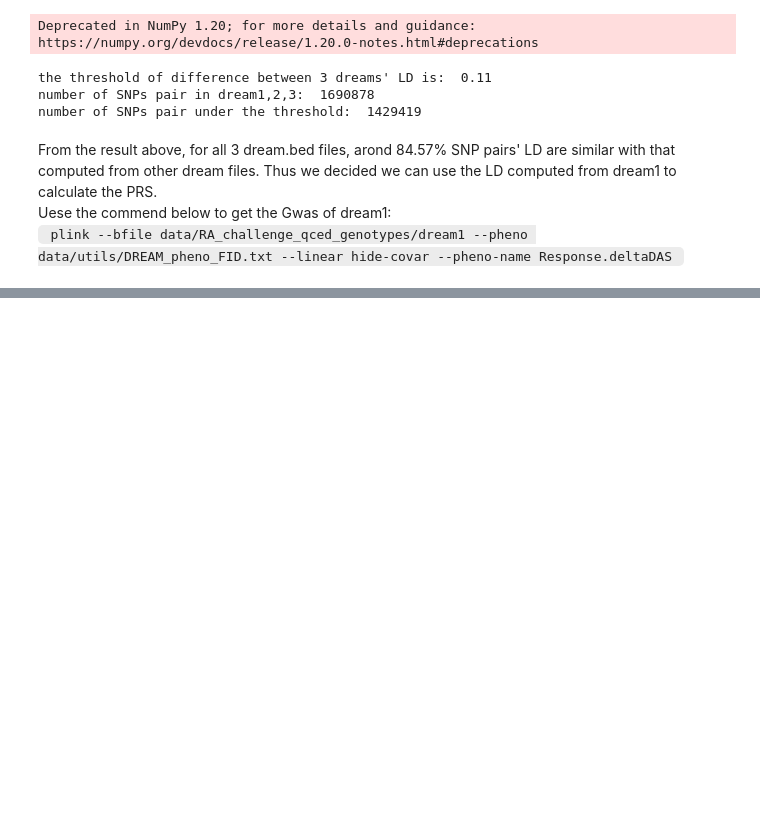
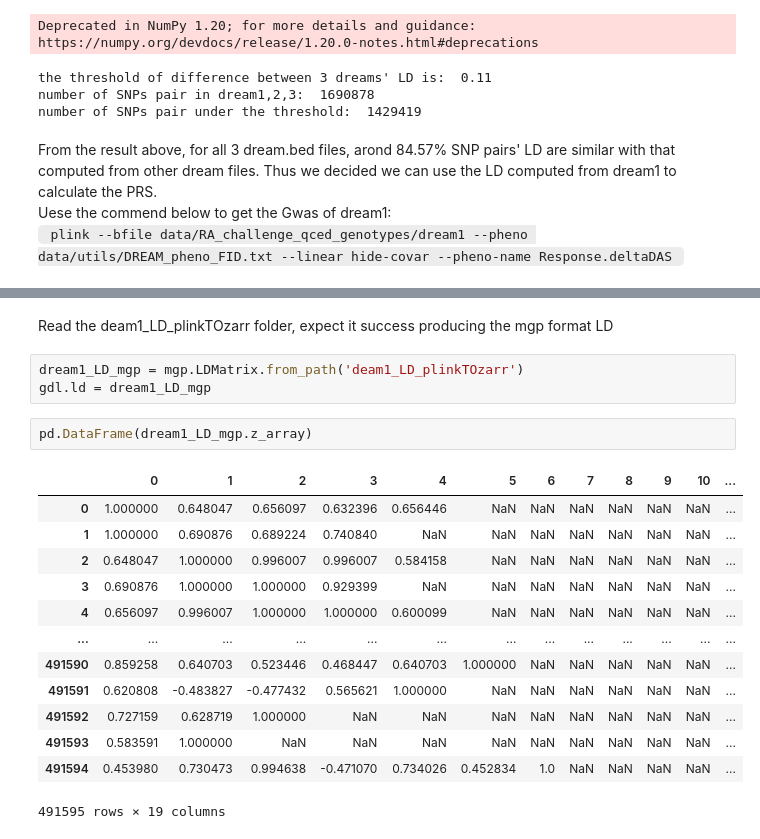
Before and after one commit to Yiqing-Zhu2000/RA_Project, a Jupyter notebook: my_test.ipynb, the cells around one changed output, grey strips where cells are left out. Saved outputs shown, nothing was run; the diff lists cells and outputs as text; blank space fills up the shorter version.

```diff
--- a/my_test.ipynb
+++ b/my_test.ipynb
@@ -407,0 +609,21 @@ linear_data
+# %% [markdown]
+Read the deam1_LD_plinkTOzarr folder, expect it success producing the mgp format LD
+# %%
+dream1_LD_mgp = mgp.LDMatrix.from_path('deam1_LD_plinkTOzarr')
+gdl.ld = dream1_LD_mgp
+# %%
+pd.DataFrame(dream1_LD_mgp.z_array)
+# %% [output]
+|  | 0 | 1 | 2 | 3 | 4 | 5 | 6 | 7 | 8 | 9 | 10 | ... |
+| 0 | 1.000000 | 0.648047 | 0.656097 | 0.632396 | 0.656446 | NaN | NaN | NaN | NaN | NaN | NaN | ... |
+| 1 | 1.000000 | 0.690876 | 0.689224 | 0.740840 | NaN | NaN | NaN | NaN | NaN | NaN | NaN | ... |
+| 2 | 0.648047 | 1.000000 | 0.996007 | 0.996007 | 0.584158 | NaN | NaN | NaN | NaN | NaN | NaN | ... |
+| 3 | 0.690876 | 1.000000 | 1.000000 | 0.929399 | NaN | NaN | NaN | NaN | NaN | NaN | NaN | ... |
+| 4 | 0.656097 | 0.996007 | 1.000000 | 1.000000 | 0.600099 | NaN | NaN | NaN | NaN | NaN | NaN | ... |
+| ... | ... | ... | ... | ... | ... | ... | ... | ... | ... | ... | ... | ... |
+| 491590 | 0.859258 | 0.640703 | 0.523446 | 0.468447 | 0.640703 | 1.000000 | NaN | NaN | NaN | NaN | NaN | ... |
+| 491591 | 0.620808 | -0.483827 | -0.477432 | 0.565621 | 1.000000 | NaN | NaN | NaN | NaN | NaN | NaN | ... |
+| 491592 | 0.727159 | 0.628719 | 1.000000 | NaN | NaN | NaN | NaN | NaN | NaN | NaN | NaN | ... |
+| 491593 | 0.583591 | 1.000000 | NaN | NaN | NaN | NaN | NaN | NaN | NaN | NaN | NaN | ... |
+| 491594 | 0.453980 | 0.730473 | 0.994638 | -0.471070 | 0.734026 | 0.452834 | 1.0 | NaN | NaN | NaN | NaN | ... |
+491595 rows × 19 columns
```
Also changed, not shown: parts of 24 cells of this notebook.
